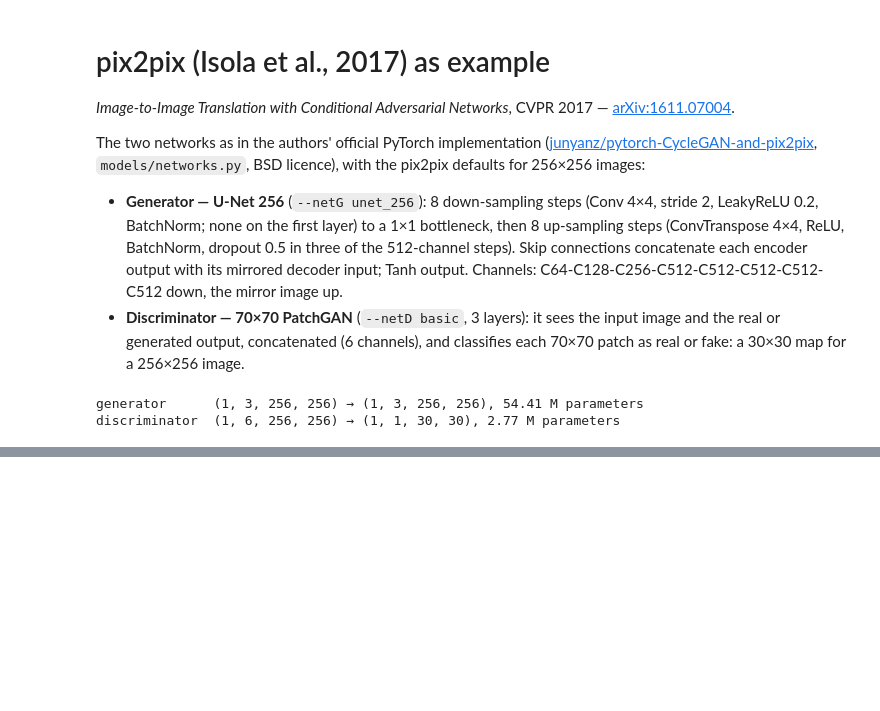
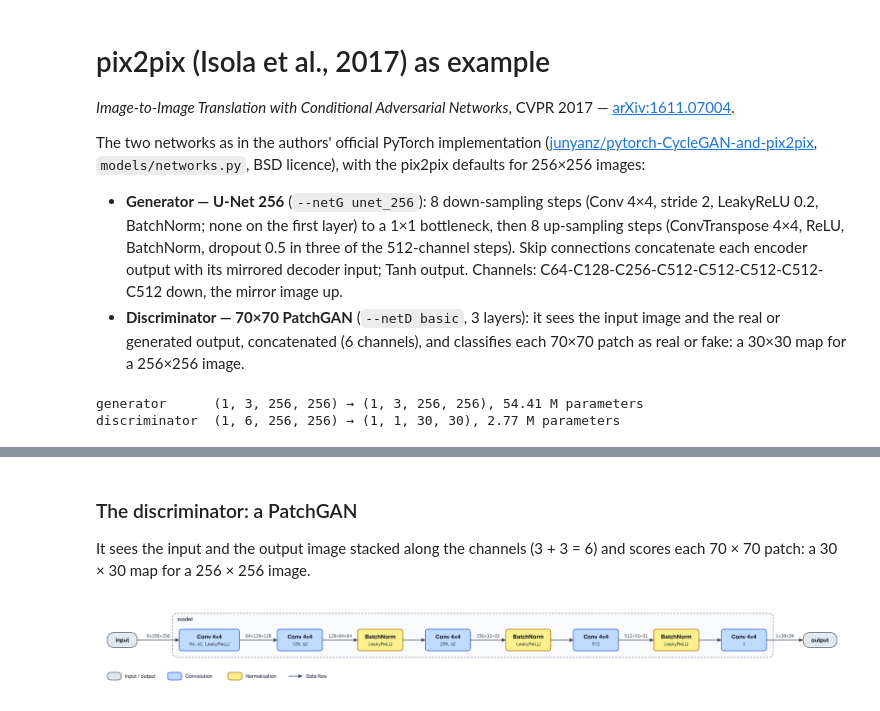
Before and after one commit to AndreiUtina/TensorGami, a Jupyter notebook: examples/pix2pix.ipynb, the cells around one changed output, grey strips where cells are left out. Drawn from its saved outputs; the diff is of its cells as text; code cells hidden in the pictures; blank space fills up the shorter version.

```diff
--- a/examples/pix2pix.ipynb
+++ b/examples/pix2pix.ipynb
@@ -223,0 +221,11 @@ plt.show()
+# %% [markdown]
+### The discriminator: a PatchGAN
+
+It sees the input and the output image stacked along the channels (3 + 3 = 6) and scores each
+70 × 70 patch: a 30 × 30 map for a 256 × 256 image.
+# %%
+pair = torch.cat([x, y], 1)  # input A and (generated) output B, 6 channels
+
+tg.draw(discriminator, pair)
+# %% [output]
+[figure, added]
```
Also changed, not shown: parts of 14 cells of this notebook, 14 other files.
